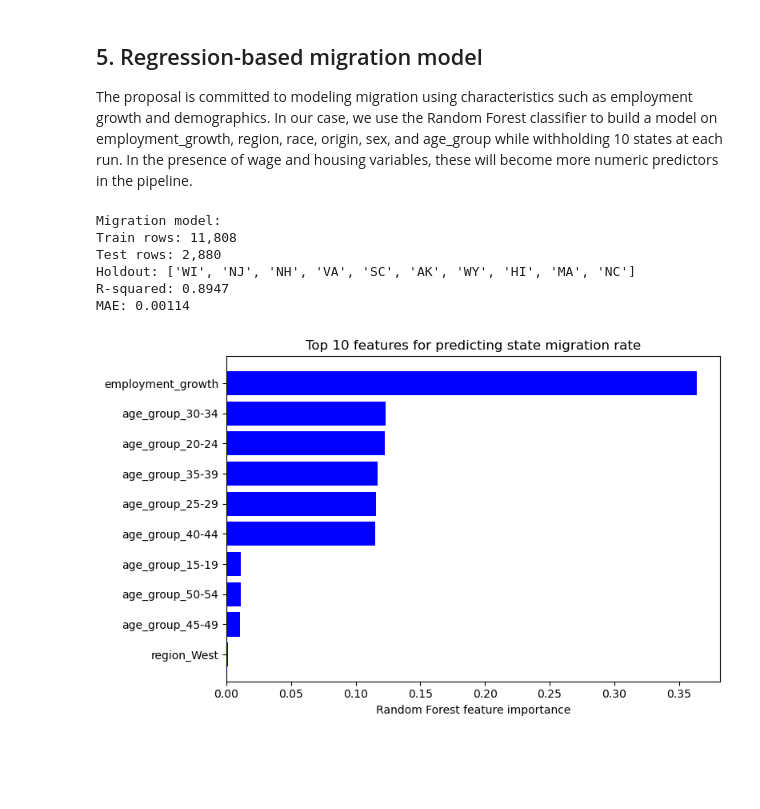
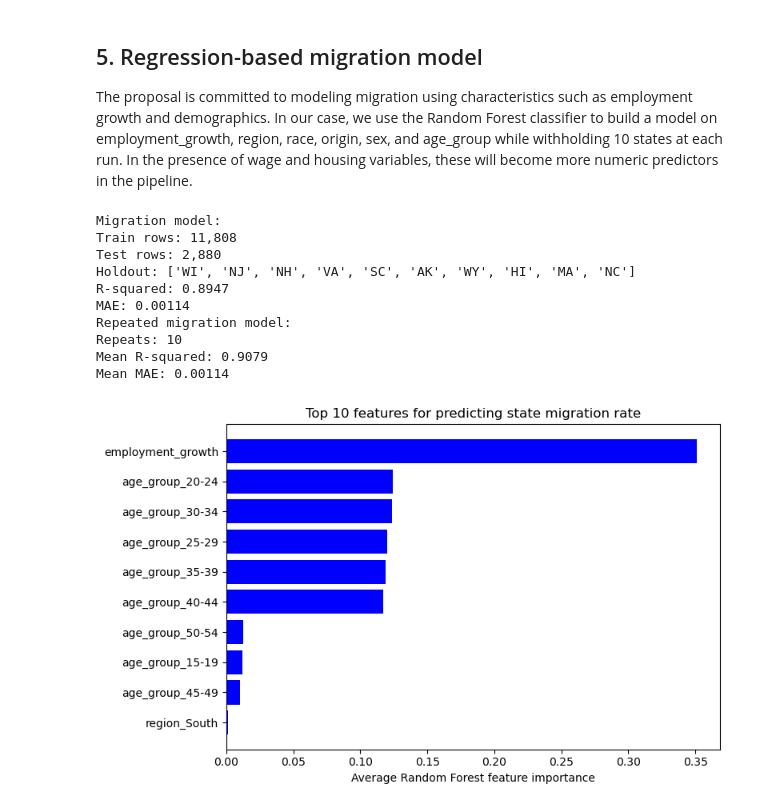
Before and after one commit to mlb431-rutgers/cs210-national_projection, a Jupyter notebook: notebooks/04_regression_imputation.ipynb, the cells around one changed output. Saved outputs shown, nothing was run; the diff lists cells and outputs as text; code cells hidden in the pictures; blank space fills up the shorter version.

Commit message:
Changes in migration model

```diff
--- a/notebooks/04_regression_imputation.ipynb
+++ b/notebooks/04_regression_imputation.ipynb
@@ -111,7 +111,13 @@ In case the real rate is suppressed due to privacy reasons (less than threshold
 
 The proposal is committed to modeling migration using characteristics such as employment growth and demographics. In our case, we use the Random Forest classifier to build a model on employment_growth, region, race, origin, sex, and age_group while withholding 10 states at each run. In the presence of wage and housing variables, these will become more numeric predictors in the pipeline.
 # %%
+import importlib
+import src.regression as regression
+importlib.reload(regression)
 from src.regression import fit_migration_model
+
+
+from src.regression import fit_migration_model_repeated
 
 conn = get_connection(read_only=True)
 migration  = pd.read_sql("SELECT * FROM migration_estimates", conn)
@@ -135,6 +141,19 @@ mig_metrics = pd.DataFrame([{
     "mae": round(mig_result["mae"], 5),
 }])
 mig_metrics.to_csv(VALIDATION_DIR / "migration_model_metrics.csv", index=False)
+
+mig_result = fit_migration_model_repeated(
+    migration,
+    states_full,
+    employment,
+    n_holdout_states=10,
+    seed=210,
+    n_repeats=10
+)
+print("Repeated migration model:")
+print(f"Repeats: {mig_result['n_repeats']}")
+print(f"Mean R-squared: {mig_result['mean_r2']:.4f}")
+print(f"Mean MAE: {mig_result['mean_mae']:.5f}")
 # %% [output]
 Migration model:
 Train rows: 11,808
@@ -142,14 +161,56 @@ Test rows: 2,880
 Holdout: ['WI', 'NJ', 'NH', 'VA', 'SC', 'AK', 'WY', 'HI', 'MA', 'NC']
 R-squared: 0.8947
 MAE: 0.00114
+Repeated migration model:
+Repeats: 10
+Mean R-squared: 0.9079
+Mean MAE: 0.00114
 # %%
-top_features = mig_result["feature_importances"].head(10)
+from src.regression import (
+    fit_migration_model_repeated,
+    MIGRATION_CATEGORICAL_FEATURES,
+    MIGRATION_NUMERIC_FEATURES
+)
+all_importances = []
+
+for r in mig_result["results"]:
+    model = r["model"]
+    encoder = r["encoder"]
+
+    feature_names = (
+        list(encoder.get_feature_names_out(MIGRATION_CATEGORICAL_FEATURES))
+        + MIGRATION_NUMERIC_FEATURES
+    )
+
+    importances = pd.Series(
+        model.feature_importances_,
+        index=feature_names
+    )
+
+    all_importances.append(importances)
+
+importance_df = pd.concat(all_importances, axis=1)
+
+mean_importances = importance_df.mean(axis=1).sort_values(ascending=False)
+
+top_features = mean_importances.head(10)
+
 fig, ax = plt.subplots(figsize=(8, 5))
 ax.barh(top_features.index[::-1], top_features.values[::-1], color="blue")
-ax.set_xlabel("Random Forest feature importance")
+ax.set_xlabel("Average Random Forest feature importance")
 ax.set_title("Top 10 features for predicting state migration rate")
 plt.tight_layout()
 plt.savefig(plots_dir / "migration_feature_importances.png", dpi=120)
 plt.show()
+
+
+#top_features = mig_result["feature_importances"].head(10)
+#fig, ax = plt.subplots(figsize=(8, 5))
+#ax.barh(top_features.index[::-1], top_features.values[::-1], color="blue")
+#ax.set_xlabel("Random Forest feature importance")
+#ax.set_title("Top 10 features for predicting state migration rate")
+#plt.tight_layout()
+#plt.savefig(plots_dir / "migration_feature_importances.png", dpi=120)
+#plt.show()
 # %% [output]
-[figure, old version]
+[figure, new version]
```
